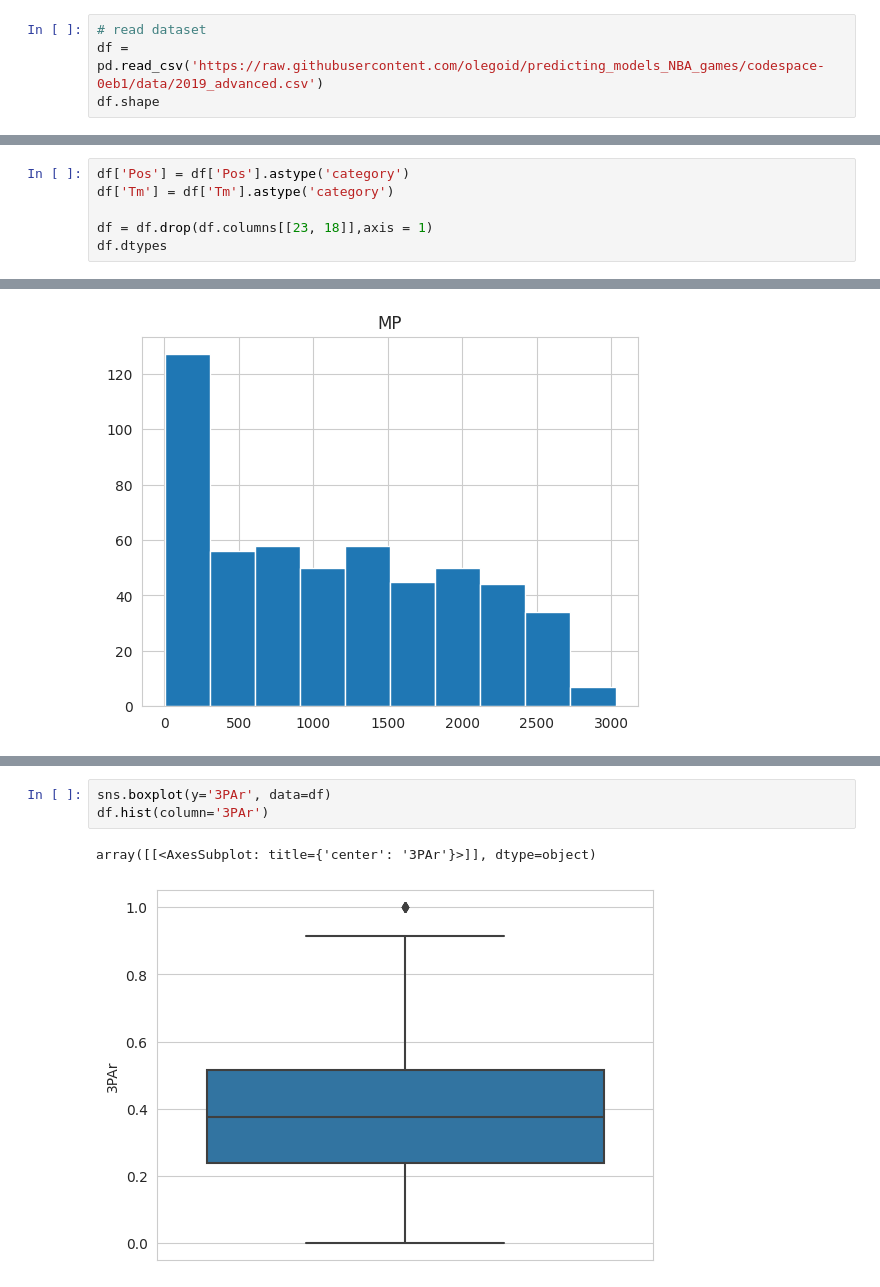
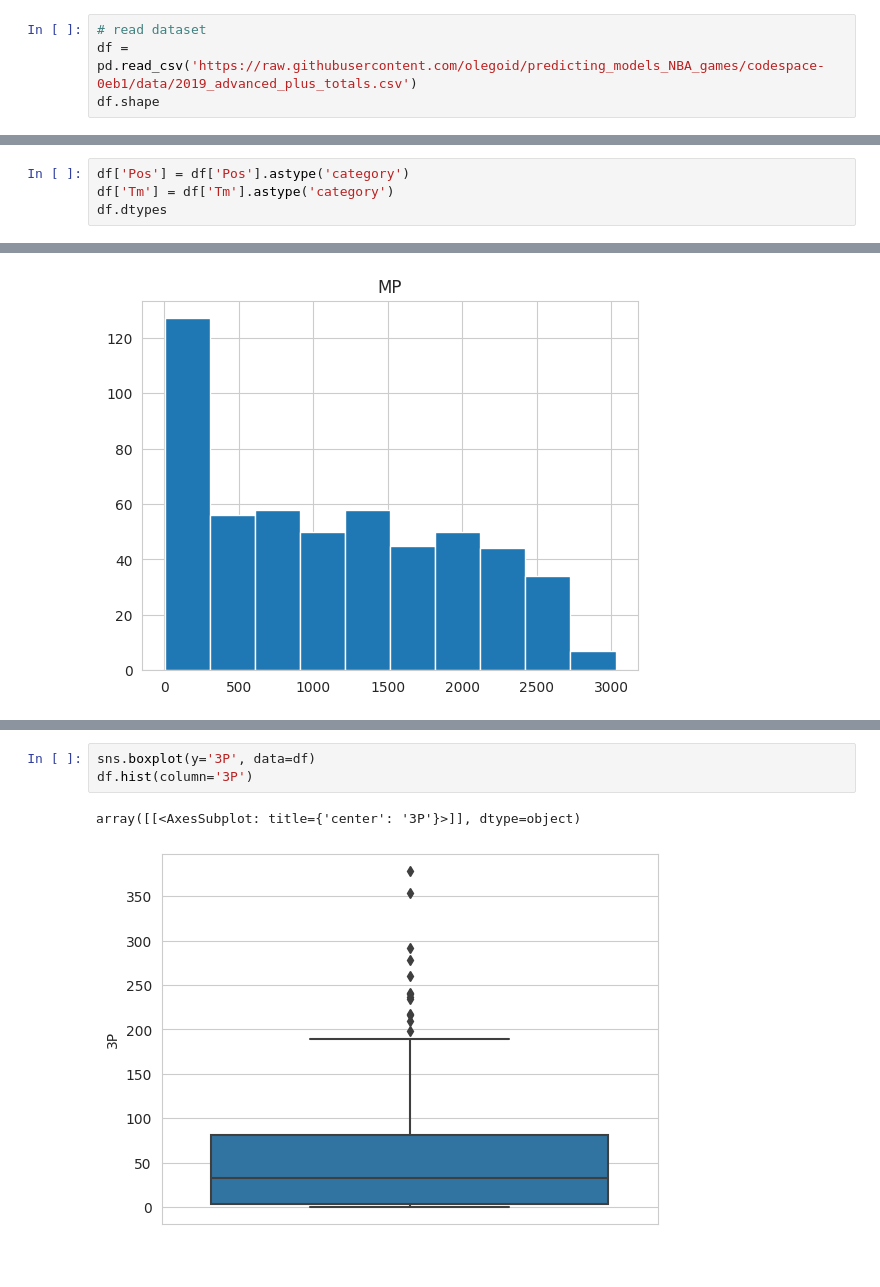
Before and after one commit to zhus-dika/predicting_models_NBA_games, a Jupyter notebook: notebooks/eda_nba_2019.ipynb, the cells around one changed output, grey strips where cells are left out. Cells and saved outputs as stored; diff of their text form.

Commit message:
Update histograms and boxplots for totals

```diff
--- a/notebooks/eda_nba_2019.ipynb
+++ b/notebooks/eda_nba_2019.ipynb
@@ -7,6 +7,6 @@ import seaborn as sns
 import matplotlib.pyplot as plt
 # %%
 # read dataset
-df = pd.read_csv('https://raw.githubusercontent.com/olegoid/predicting_models_NBA_games/codespace-0eb1/data/2019_advanced.csv')
+df = pd.read_csv('https://raw.githubusercontent.com/olegoid/predicting_models_NBA_games/codespace-0eb1/data/2019_advanced_plus_totals.csv')
 df.shape
 # %% [output]
@@ -35,8 +35,6 @@ dtype: object
 # %%
 df['Pos'] = df['Pos'].astype('category')
 df['Tm'] = df['Tm'].astype('category')
-
-df = df.drop(df.columns[[23, 18]],axis = 1)
 df.dtypes
 # %% [output]
 Player      object
@@ -100,6 +105,6 @@ array([[<AxesSubplot: title={'center': 'TS%'}>]], dtype=object)
 # %%
-sns.boxplot(y='3PAr', data=df)
-df.hist(column='3PAr')
+sns.boxplot(y='3P', data=df)
+df.hist(column='3P')
 # %% [output]
-array([[<AxesSubplot: title={'center': '3PAr'}>]], dtype=object)
+array([[<AxesSubplot: title={'center': '3P'}>]], dtype=object)
-[figure, old version]
+[figure, new version]
```
Also changed, not shown: parts of 24 cells of this notebook.
